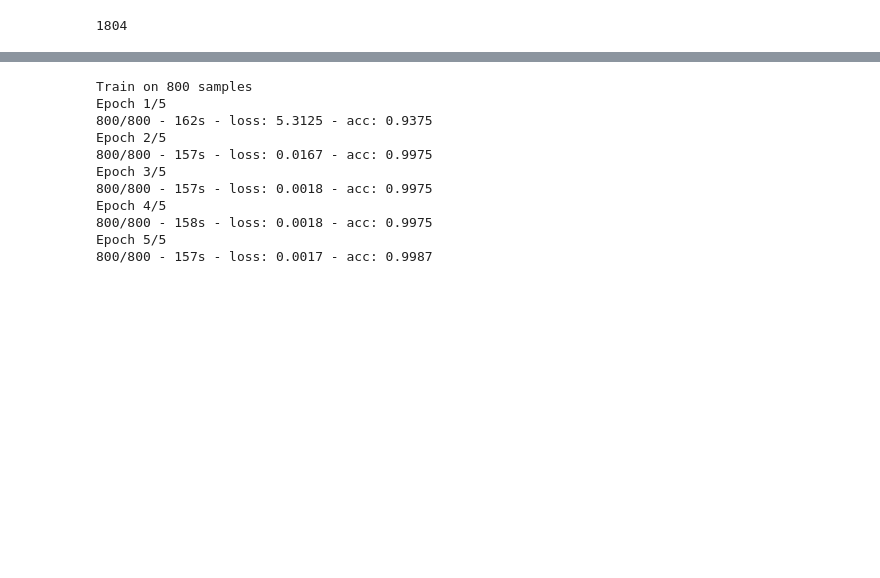
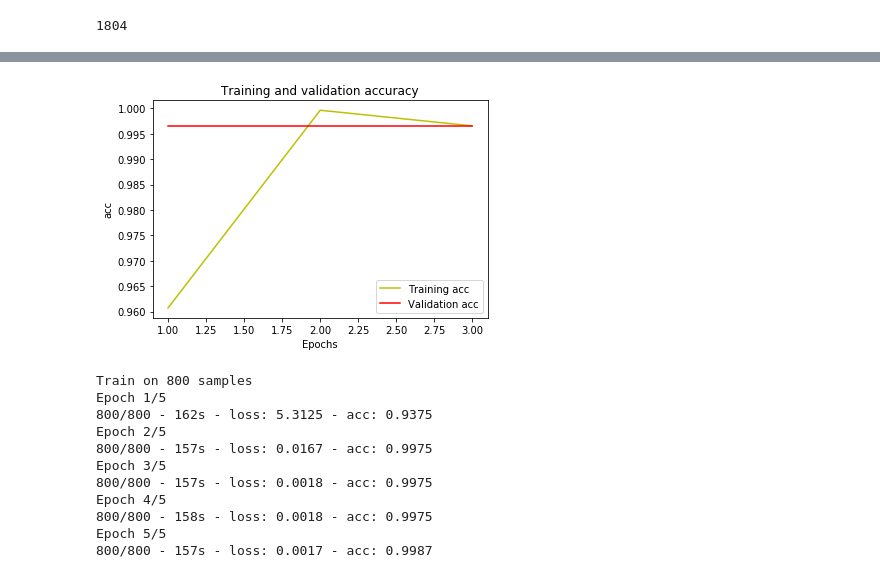
Before and after one commit to SGRGit/gwOsc, a Jupyter notebook: LIGOGlitchNoiseClassificationModelBuild.ipynb, the cells around one changed output, grey strips where cells are left out. Cells and saved outputs as stored; diff of their text form; code cells hidden in the pictures; blank space fills up the shorter version.

```diff
--- a/LIGOGlitchNoiseClassificationModelBuild.ipynb
+++ b/LIGOGlitchNoiseClassificationModelBuild.ipynb
@@ -228,13 +209,15 @@ plt.show()
 # %%
 acc = history.history['acc']
 val_acc = history.history['val_acc']
 plt.plot(epochs, acc, 'y', label='Training acc')
 plt.plot(epochs, val_acc, 'r', label='Validation acc')
 plt.title('Training and validation accuracy')
 plt.xlabel('Epochs')
-plt.ylabel('Accuracy')
+plt.ylabel('acc')
 plt.legend()
 plt.show()
+# %% [output]
+[figure, added]
 # %%
 model.fit(X_train, y_train, epochs=5, batch_size=10, verbose=2)
 # %% [output]
```
Also changed, not shown: parts of 12 cells of this notebook.
